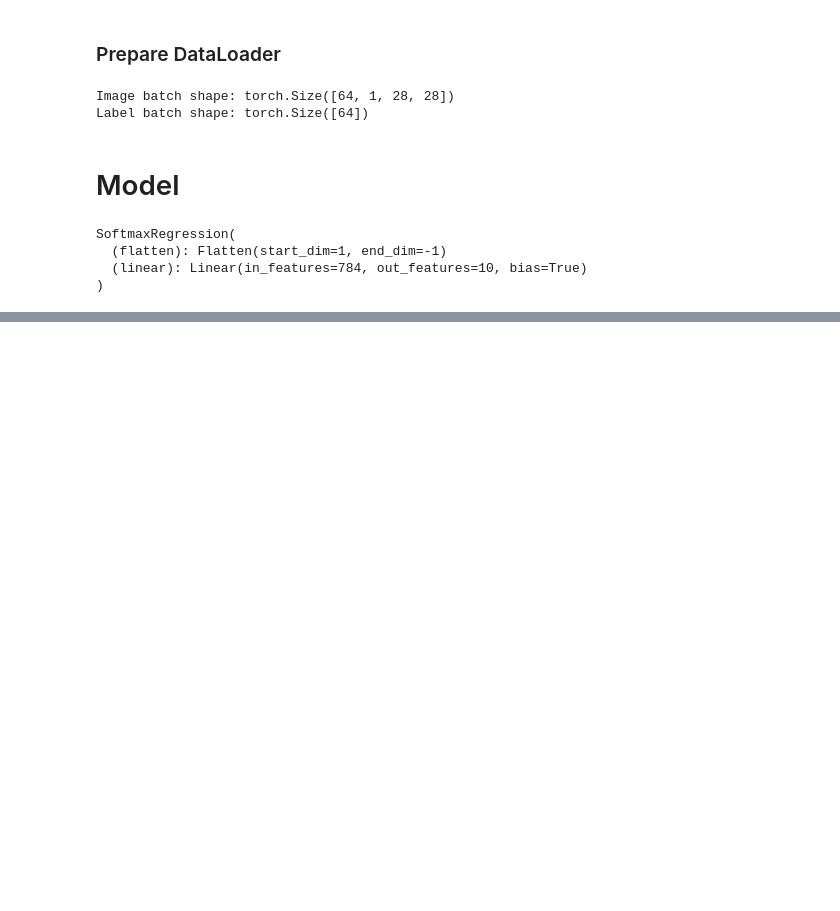
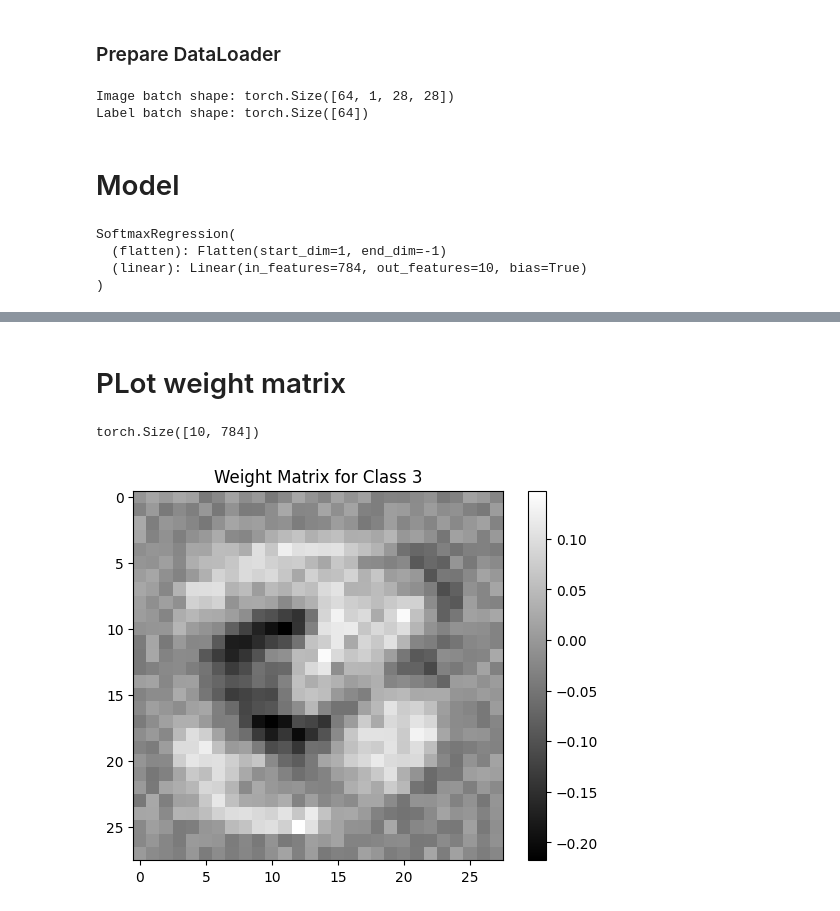
Before and after one commit to HongQuan1812/AIO2025, a Jupyter notebook: Module 5/NNET softmax-torch.ipynb, the cells around one changed output, grey strips where cells are left out. Drawn from its saved outputs; the diff is of its cells as text; code cells hidden in the pictures; blank space fills up the shorter version.

```diff
--- a/Module 5/NNET softmax-torch.ipynb
+++ b/Module 5/NNET softmax-torch.ipynb
@@ -128,0 +173,21 @@ plt.show()
+# %% [markdown]
+# PLot weight matrix
+# %%
+import matplotlib.pyplot as plt
+
+# Get the weight matrix from the linear layer
+weights = model.linear.weight.data  # shape: [10, 784]
+print(weights.shape)
+
+Class = 3 # Class index for which we want to visualize the weights
+# Select the weight vector for class 0 and reshape it to 28x28
+class_weights = weights[Class].reshape(28, 28)
+
+# Plot it
+plt.imshow(class_weights.cpu(), cmap='gray')  # or 'gray', 'plasma', etc.
+plt.title(f"Weight Matrix for Class {Class}")
+plt.colorbar()
+plt.show()
+# %% [output]
+torch.Size([10, 784])
+[figure, added]
```
Also changed, not shown: parts of 4 cells of this notebook, 2 other files.
